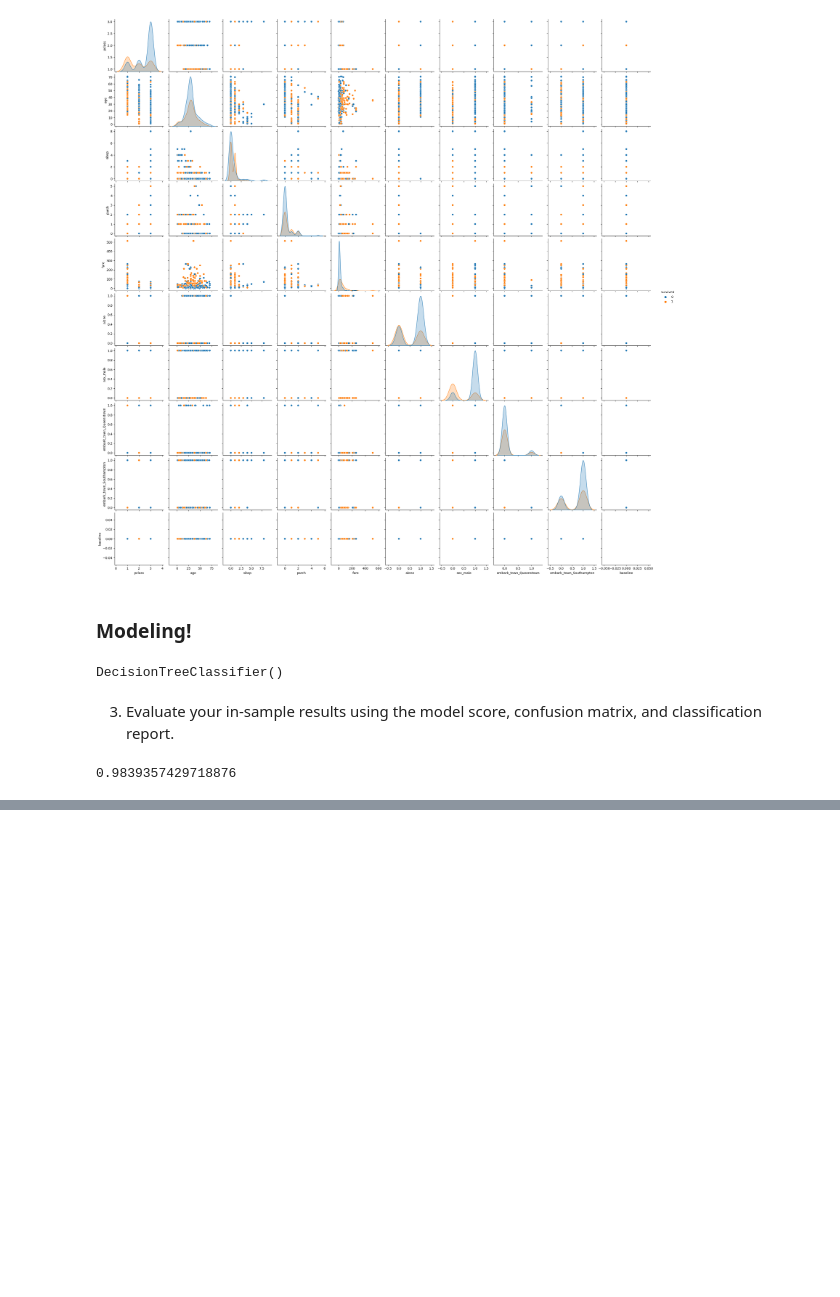
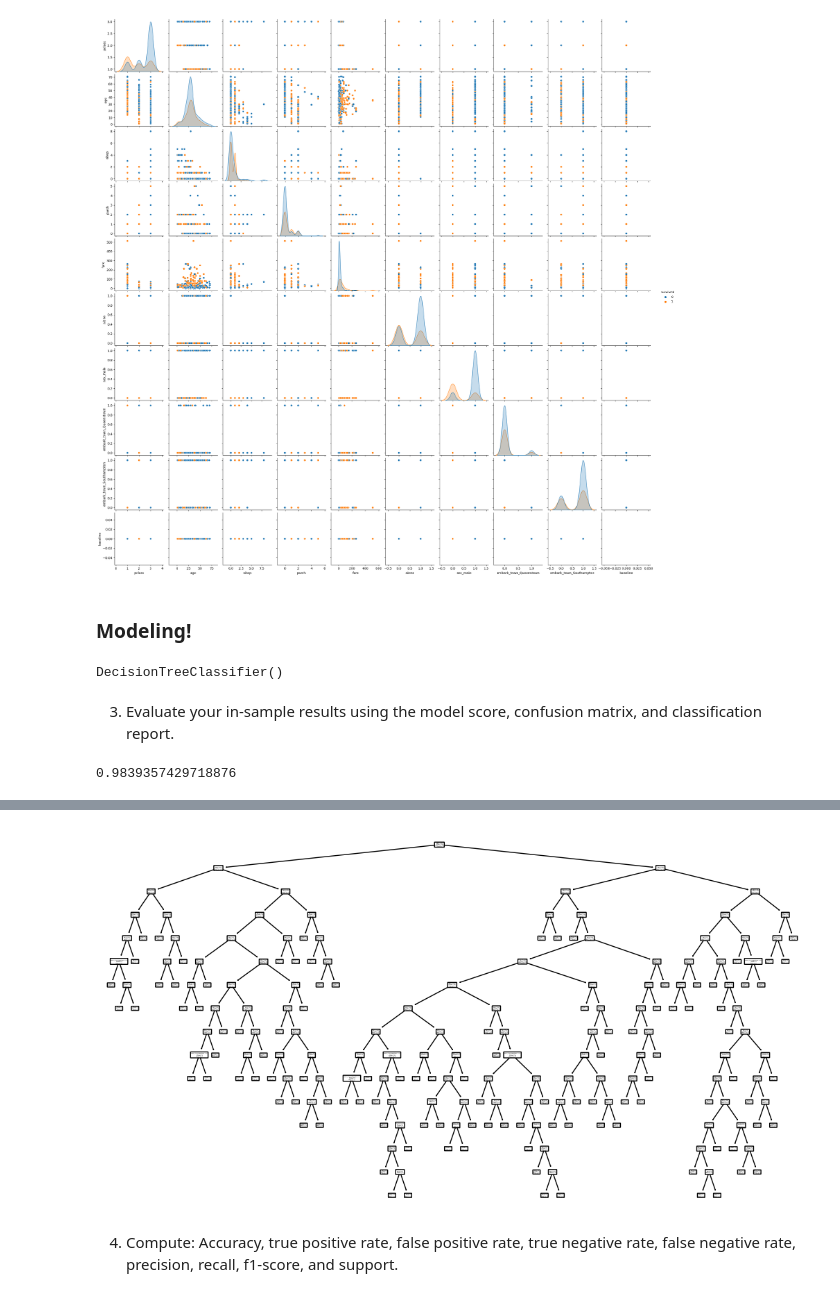
Before and after one commit to caroline-miller0921/classification_exercises, a Jupyter notebook: decision_tree.ipynb, the cells around one changed output, grey strips where cells are left out. Drawn from its saved outputs; the diff is of its cells as text; code cells hidden in the pictures; blank space fills up the shorter version.

Commit message:
adding decision tree and random forest exercises

```diff
--- a/decision_tree.ipynb
+++ b/decision_tree.ipynb
@@ -106,0 +147,9 @@ clf.score(t_train[X_cols], t_train[y_cols])
+# %%
+plt.figure(figsize=(13, 7))
+plot_tree(clf, feature_names=t_train.columns, class_names=clf.classes_.astype(str), rounded=True)
+plt.show()
+#LOL
+# %% [output]
+[figure, added]
+# %% [markdown]
+4. Compute: Accuracy, true positive rate, false positive rate, true negative rate, false negative rate, precision, recall, f1-score, and support.
```
Also changed, not shown: parts of 39 cells of this notebook, 1 other file.
